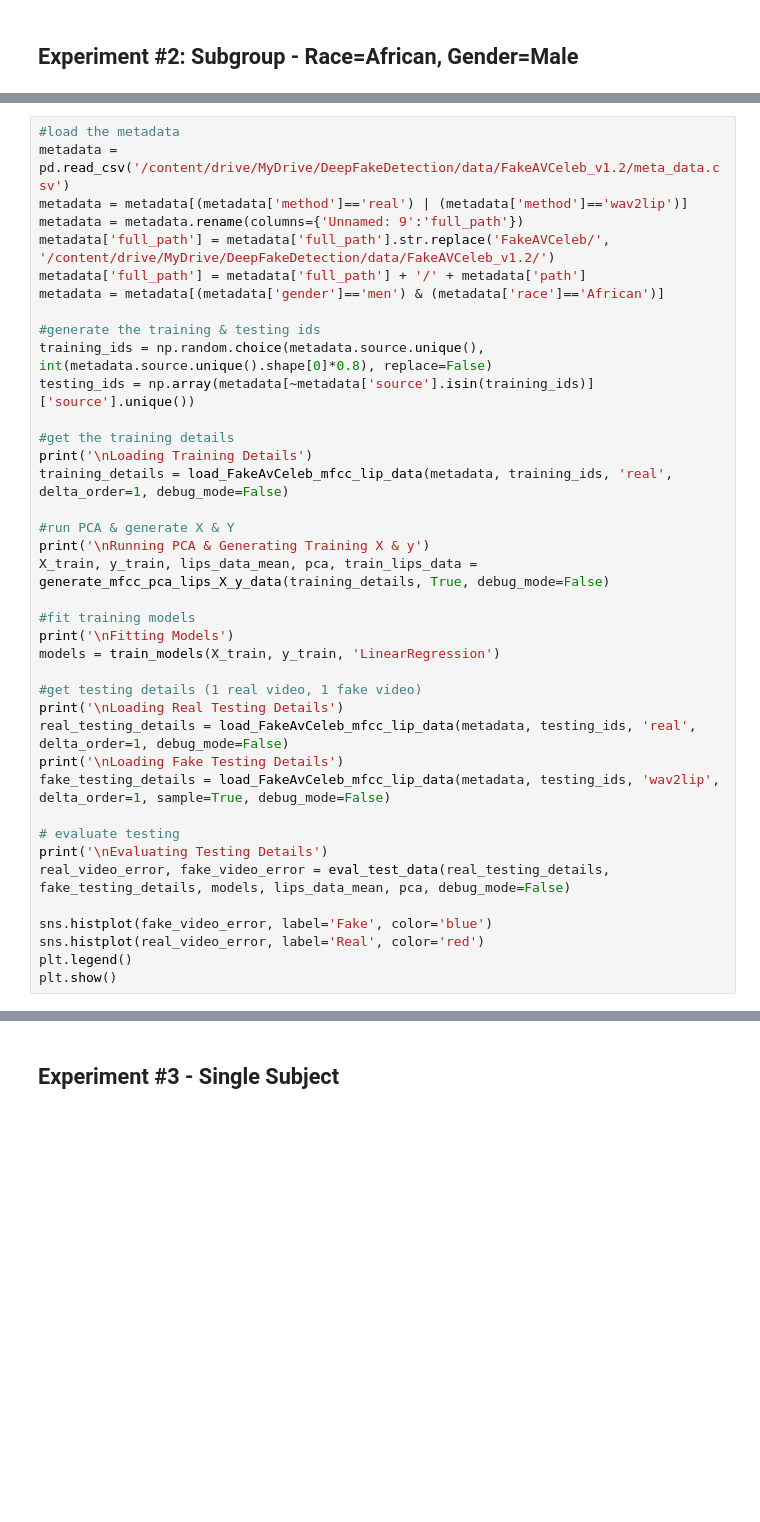
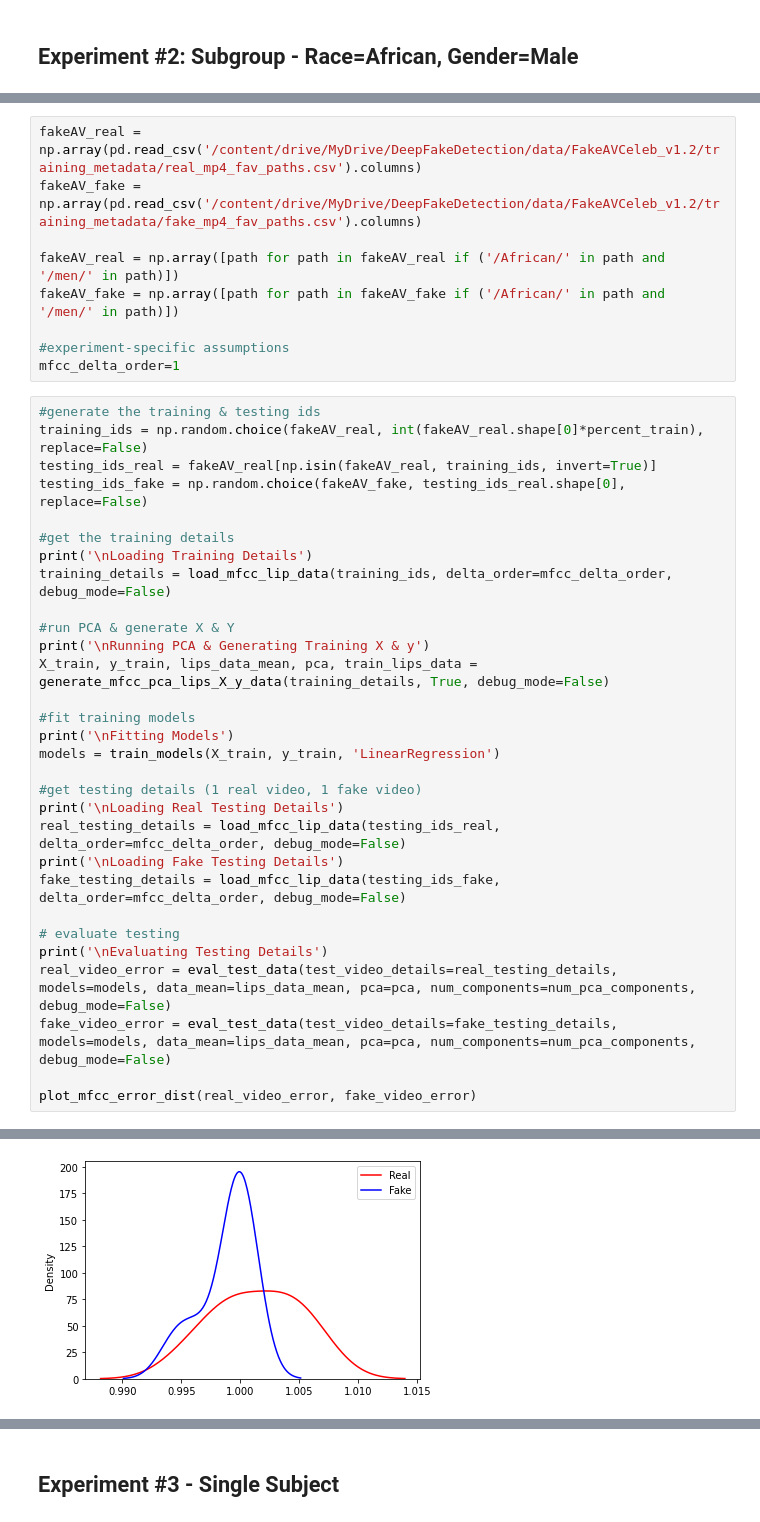
Before and after one commit to romitbarua/MultiModalDeepFake, a Jupyter notebook: TestingNotebooks/PCAvsMFCC.ipynb, the cells around one changed output, grey strips where cells are left out. Saved outputs shown, nothing was run; the diff lists cells and outputs as text; blank space fills up the shorter version.

```diff
--- a/TestingNotebooks/PCAvsMFCC.ipynb
+++ b/TestingNotebooks/PCAvsMFCC.ipynb
@@ -641,19 +644,21 @@ plt.show()
+# %%
+fakeAV_real = np.array(pd.read_csv('/content/drive/MyDrive/DeepFakeDetection/data/FakeAVCeleb_v1.2/training_metadata/real_mp4_fav_paths.csv').columns)
+fakeAV_fake = np.array(pd.read_csv('/content/drive/MyDrive/DeepFakeDetection/data/FakeAVCeleb_v1.2/training_metadata/fake_mp4_fav_paths.csv').columns)
+
+fakeAV_real = np.array([path for path in fakeAV_real if ('/African/' in path and '/men/' in path)])
+fakeAV_fake = np.array([path for path in fakeAV_fake if ('/African/' in path and '/men/' in path)])
+
+#experiment-specific assumptions
+mfcc_delta_order=1
 # %%
-#load the metadata
-metadata = pd.read_csv('/content/drive/MyDrive/DeepFakeDetection/data/FakeAVCeleb_v1.2/meta_data.csv')
-metadata = metadata[(metadata['method']=='real') | (metadata['method']=='wav2lip')]
-metadata = metadata.rename(columns={'Unnamed: 9':'full_path'})
-metadata['full_path'] = metadata['full_path'].str.replace('FakeAVCeleb/', '/content/drive/MyDrive/DeepFakeDetection/data/FakeAVCeleb_v1.2/')
-metadata['full_path'] = metadata['full_path'] + '/' + metadata['path']
-metadata = metadata[(metadata['gender']=='men') & (metadata['race']=='African')]
-
 #generate the training & testing ids
-training_ids = np.random.choice(metadata.source.unique(), int(metadata.source.unique().shape[0]*0.8), replace=False)
-testing_ids = np.array(metadata[~metadata['source'].isin(training_ids)]['source'].unique())
+training_ids = np.random.choice(fakeAV_real, int(fakeAV_real.shape[0]*percent_train), replace=False)
+testing_ids_real = fakeAV_real[np.isin(fakeAV_real, training_ids, invert=True)]
+testing_ids_fake = np.random.choice(fakeAV_fake, testing_ids_real.shape[0], replace=False)
 
 #get the training details
 print('\nLoading Training Details')
-training_details = load_FakeAvCeleb_mfcc_lip_data(metadata, training_ids, 'real', delta_order=1, debug_mode=False)
+training_details = load_mfcc_lip_data(training_ids, delta_order=mfcc_delta_order, debug_mode=False)
 
 #run PCA & generate X & Y
 print('\nRunning PCA & Generating Training X & y')
@@ -665,15 +670,14 @@ models = train_models(X_train, y_train, 'LinearRegression')
 
 #get testing details (1 real video, 1 fake video)
 print('\nLoading Real Testing Details')
-real_testing_details = load_FakeAvCeleb_mfcc_lip_data(metadata, testing_ids, 'real', delta_order=1, debug_mode=False)
+real_testing_details = load_mfcc_lip_data(testing_ids_real, delta_order=mfcc_delta_order, debug_mode=False)
 print('\nLoading Fake Testing Details')
-fake_testing_details = load_FakeAvCeleb_mfcc_lip_data(metadata, testing_ids, 'wav2lip', delta_order=1, sample=True, debug_mode=False)
+fake_testing_details = load_mfcc_lip_data(testing_ids_fake, delta_order=mfcc_delta_order, debug_mode=False)
 
 # evaluate testing
 print('\nEvaluating Testing Details')
-real_video_error, fake_video_error = eval_test_data(real_testing_details, fake_testing_details, models, lips_data_mean, pca, debug_mode=False)
+real_video_error = eval_test_data(test_video_details=real_testing_details, models=models, data_mean=lips_data_mean, pca=pca, num_components=num_pca_components, debug_mode=False)
+fake_video_error = eval_test_data(test_video_details=fake_testing_details, models=models, data_mean=lips_data_mean, pca=pca, num_components=num_pca_components, debug_mode=False)
 
-sns.histplot(fake_video_error, label='Fake', color='blue')
-sns.histplot(real_video_error, label='Real', color='red')
-plt.legend()
-plt.show()
+plot_mfcc_error_dist(real_video_error, fake_video_error)
+# %% [output]
@@ -679,0 +695 @@ plt.show()
+[figure, added]
```
Also changed, not shown: parts of 28 cells of this notebook.
